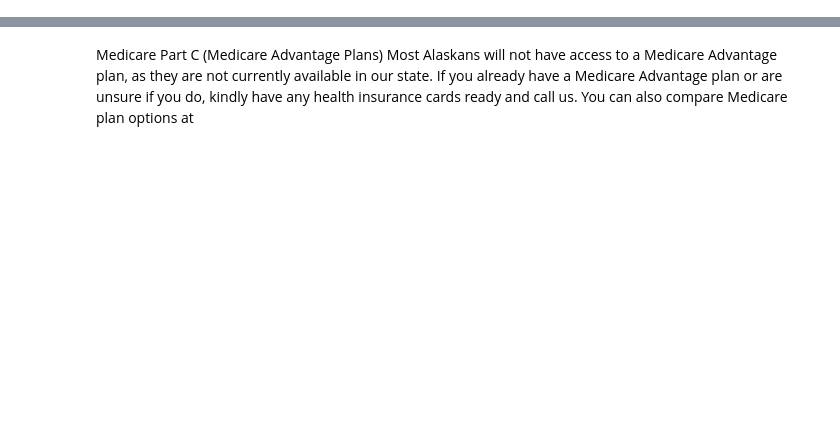
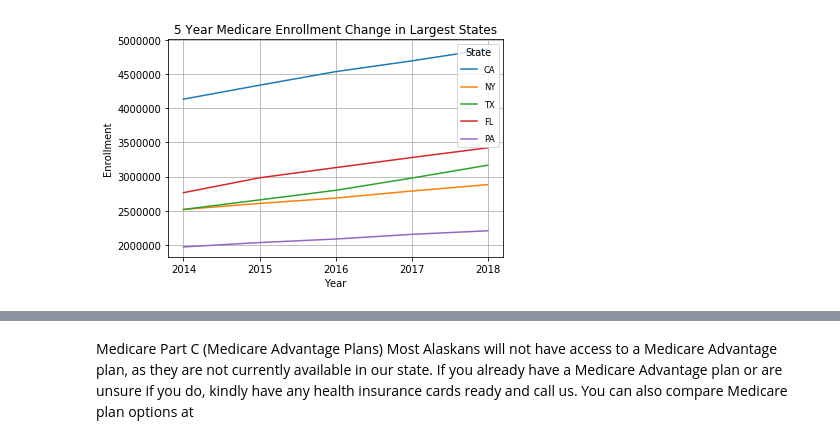
Before and after one commit to younesk93/Project-1, a Jupyter notebook: Project/SM-Main.ipynb, the cells around one changed output, grey strips where cells are left out. Drawn from its saved outputs; the diff is of its cells as text; code cells hidden in the pictures; blank space fills up the shorter version.

```diff
--- a/Project/SM-Main.ipynb
+++ b/Project/SM-Main.ipynb
@@ -69,21 +63,19 @@ New_CMS2014['Enrollment'] = pd.to_numeric(New_CMS2014['Enrollment'])
 New_CMS2014 = New_CMS2014.rename(columns = {'State': 'StateAbbrev'
                                 ,'FIPS State County Code': 'FIPS'})
 # %%
-# Groupy state and county
+# Group CMS enrollment by state and county
 
-Cms_Enrollment_2017 = New_CMS2017.groupby(['FIPS', 'StateAbbrev', 'County'])
+Cms_Enrollment_2017 = New_CMS2017.groupby(['FIPS', 'StateAbbrev', 'County'], as_index=False)
 Final2017CMS = pd.DataFrame(Cms_Enrollment_2017["Enrollment"].sum())
 
-Cms_Enrollment_2016 = New_CMS2016.groupby(['FIPS', 'StateAbbrev', 'County'])
+Cms_Enrollment_2016 = New_CMS2016.groupby(['FIPS', 'StateAbbrev', 'County'], as_index=False)
 Final2016CMS = pd.DataFrame(Cms_Enrollment_2016["Enrollment"].sum())
 
-Cms_Enrollment_2018 = New_CMS2018.groupby(['FIPS', 'StateAbbrev', 'County'])
+Cms_Enrollment_2018 = New_CMS2018.groupby(['FIPS', 'StateAbbrev', 'County'], as_index=False)
 Final2018CMS = pd.DataFrame(Cms_Enrollment_2018["Enrollment"].sum())
 
-Cms_Enrollment_2015 = New_CMS2015.groupby(['FIPS', 'StateAbbrev', 'County'])
+Cms_Enrollment_2015 = New_CMS2015.groupby(['FIPS', 'StateAbbrev', 'County'], as_index=False)
 Final2015CMS = pd.DataFrame(Cms_Enrollment_2015["Enrollment"].sum())
 
-Cms_Enrollment_2014 = New_CMS2014.groupby(['FIPS', 'StateAbbrev', 'County'])
+Cms_Enrollment_2014 = New_CMS2014.groupby(['FIPS', 'StateAbbrev', 'County'], as_index=False)
 Final2014CMS = pd.DataFrame(Cms_Enrollment_2014["Enrollment"].sum())
-
-Final2017CMS.head()
@@ -142,0 +157,25 @@ HeatMap.sort_values(by='Enrollment', ascending=False).head()
+# %%
+plt.plot(CombinedCMS1415161718transposed['CA'])
+plt.plot(CombinedCMS1415161718transposed['NY'])
+plt.plot(CombinedCMS1415161718transposed['TX'])
+plt.plot(CombinedCMS1415161718transposed['FL'])
+plt.plot(CombinedCMS1415161718transposed['PA'])
+
+
+
+plt.title('5 Year Medicare Enrollment Change in Largest States')
+plt.xlabel('Year')
+plt.ylabel('Enrollment')
+plt.grid()
+
+# Create a legend
+legend = plt.legend(loc='upper right', title = 'State', fontsize='small', labelspacing=1)
+
+legend.legendHandles[0]._sizes = [30]
+legend.legendHandles[1]._sizes = [30]
+legend.legendHandles[2]._sizes = [30]
+plt.savefig('5yeartrend.png')
+
+plt.show()
+# %% [output]
+[figure, added]
```
Also changed, not shown: parts of 24 cells of this notebook, 7 other files.
